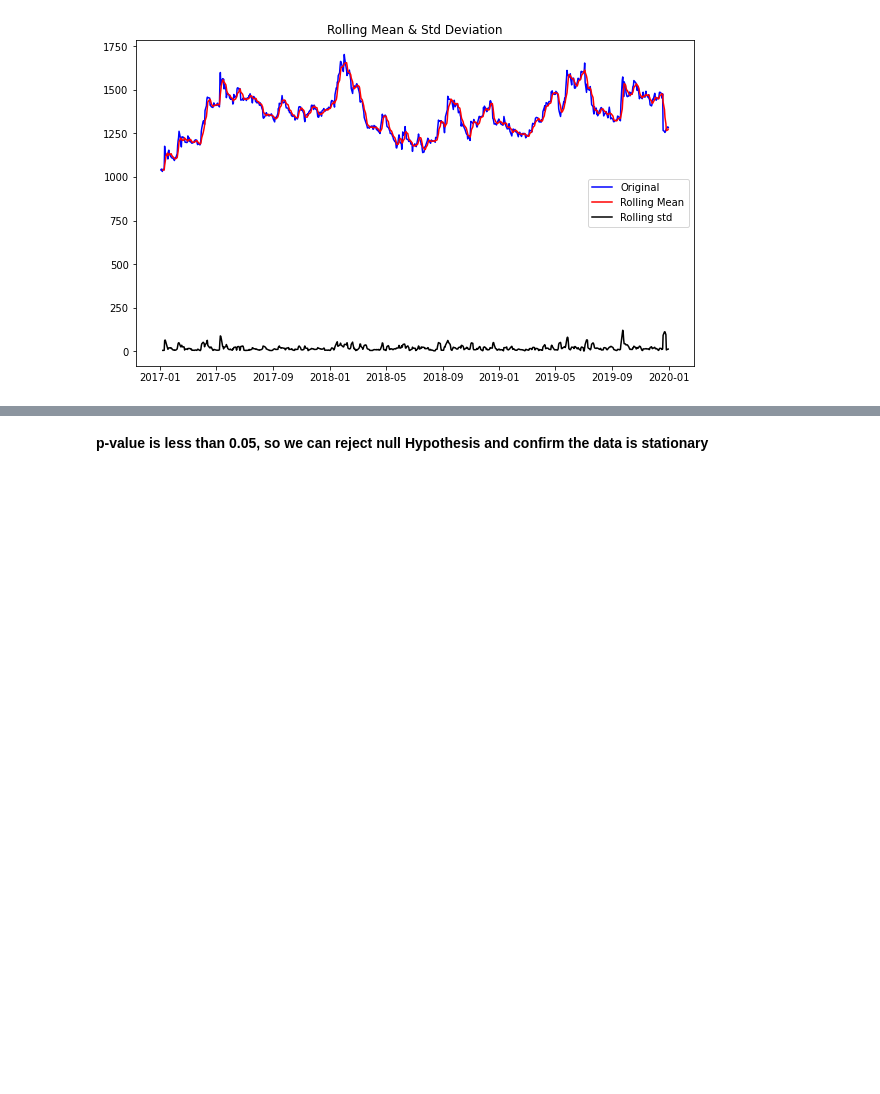
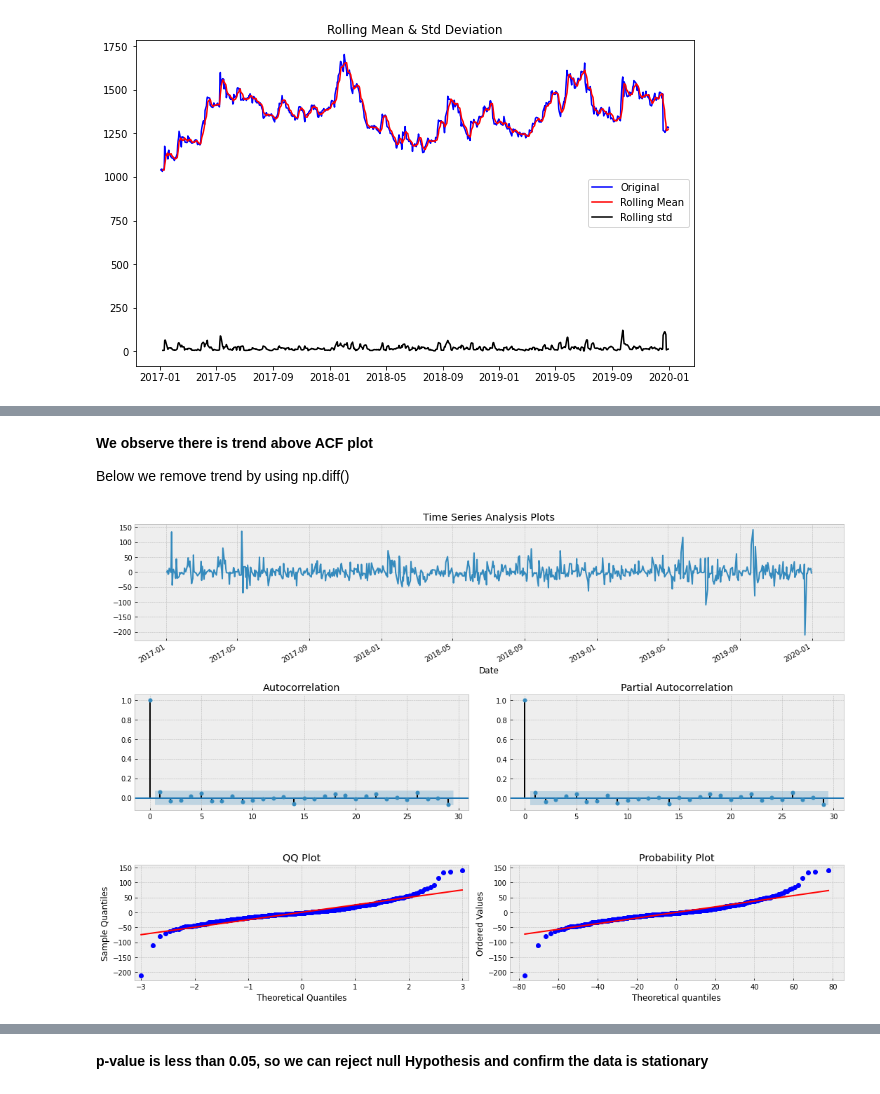
Before and after one commit to santoshgurujula/Springboard, a Jupyter notebook: TimeSeriesModel.ipynb, the cells around one changed output, grey strips where cells are left out. Cells and saved outputs as stored; diff of their text form; code cells hidden in the pictures; blank space fills up the shorter version.

```diff
--- a/TimeSeriesModel.ipynb
+++ b/TimeSeriesModel.ipynb
@@ -167,0 +203,10 @@ plt.show(block=False)
+# %% [markdown]
+**We observe there is trend above ACF plot**
+
+Below  we remove trend by using np.diff()
+# %%
+#use np.diff to remove trend
+IndexedDataset['Close_BOM500002_diff']=np.append(0,np.diff(IndexedDataset['Close_BOM500002']))
+tsplot(IndexedDataset['Close_BOM500002_diff'])
+# %% [output]
+[figure, added]
```
Also changed, not shown: parts of 21 cells of this notebook.
